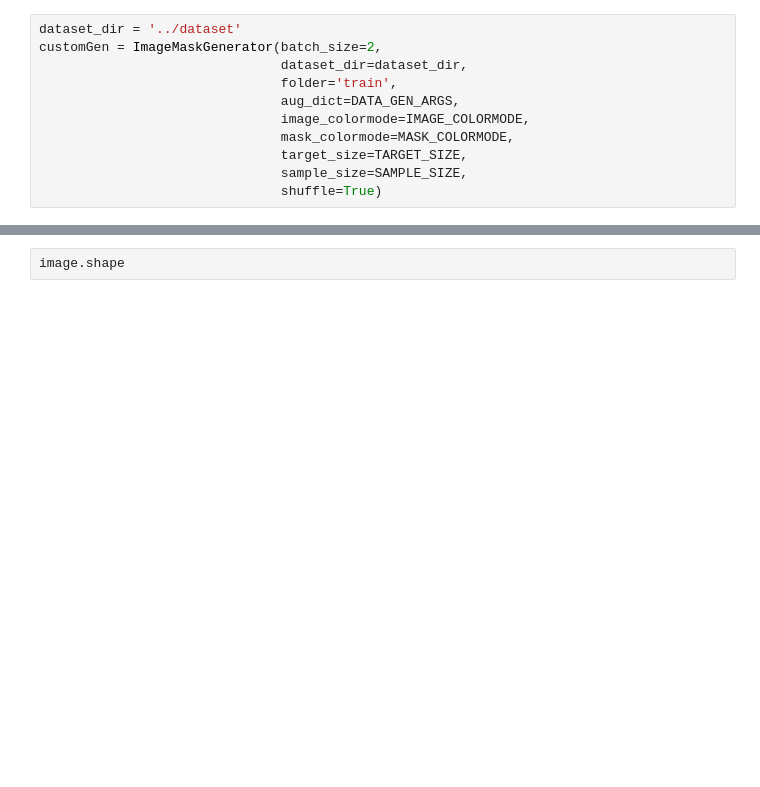
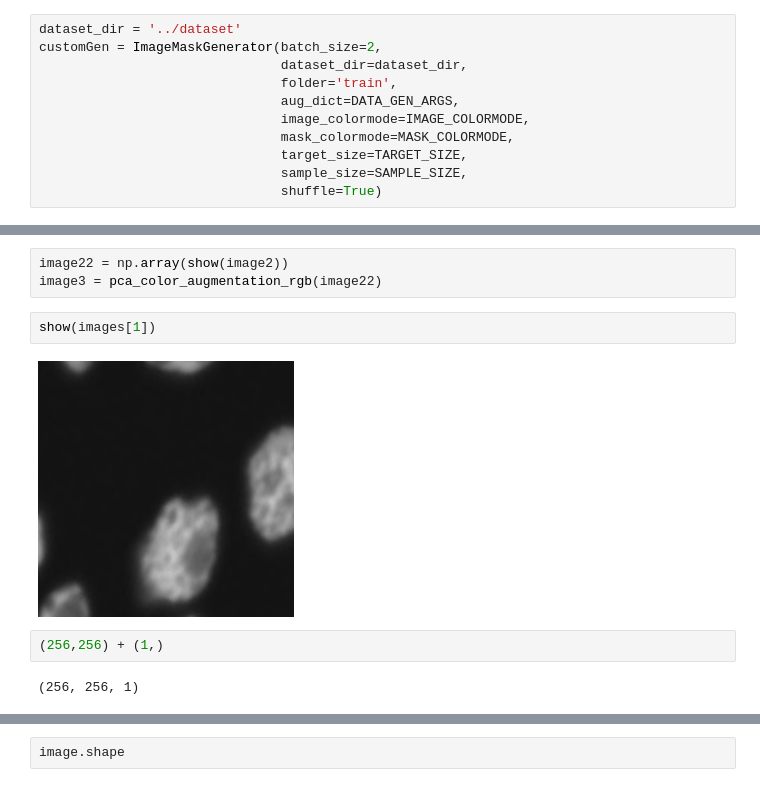
Before and after one commit to horoiwa/unet3, a Jupyter notebook: unet3/Untitled.ipynb, the cells around one changed output, grey strips where cells are left out. Cells and saved outputs as stored; diff of their text form; blank space fills up the shorter version.

Commit message:
Add pca coloraug

```diff
--- a/unet3/Untitled.ipynb
+++ b/unet3/Untitled.ipynb
@@ -49,0 +44,11 @@ image2.shape
+# %%
+image22 = np.array(show(image2))
+image3 = pca_color_augmentation_rgb(image22)
+# %%
+show(images[1])
+# %% [output]
+[figure, added]
+# %%
+(256,256) + (1,)
+# %% [output]
+(256, 256, 1)
```
Also changed, not shown: parts of 7 cells of this notebook, 2 other files.
